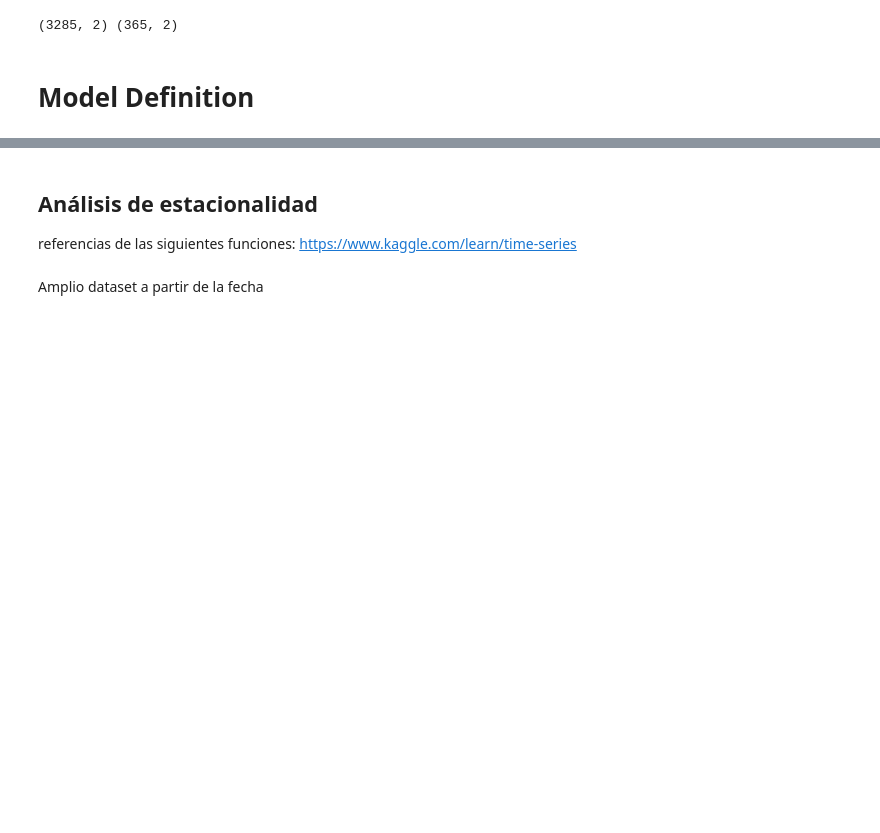
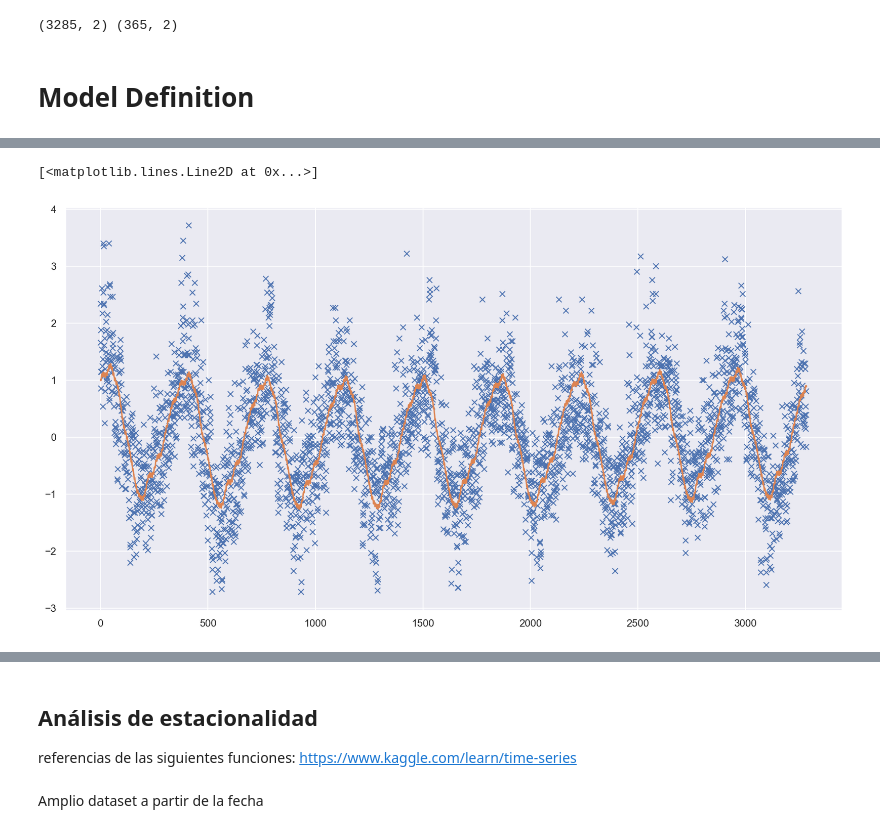
Before and after one commit to magistery-tps/time-series-tp, a Jupyter notebook: notebooks/prediction_prophet.ipynb, the cells around one changed output, grey strips where cells are left out. Cells and saved outputs as stored; diff of their text form; code cells hidden in the pictures; blank space fills up the shorter version.

```diff
--- a/notebooks/prediction_prophet.ipynb
+++ b/notebooks/prediction_prophet.ipynb
@@ -126,0 +135,10 @@ fig=model.plot_components(forecast)
+# %%
+N=len(forecast)
+y_fore=forecast['yhat']
+y_fore_future=pd.DataFrame(y_fore[-365:])
+y_fore_train=pd.DataFrame(y_fore[0:N-365])
+plt.plot(train_set.y,'x')
+plt.plot(y_fore_train)
+# %% [output]
+[<matplotlib.lines.Line2D at 0x...>]
+[figure, added]
```
Also changed, not shown: parts of 4 cells of this notebook.
